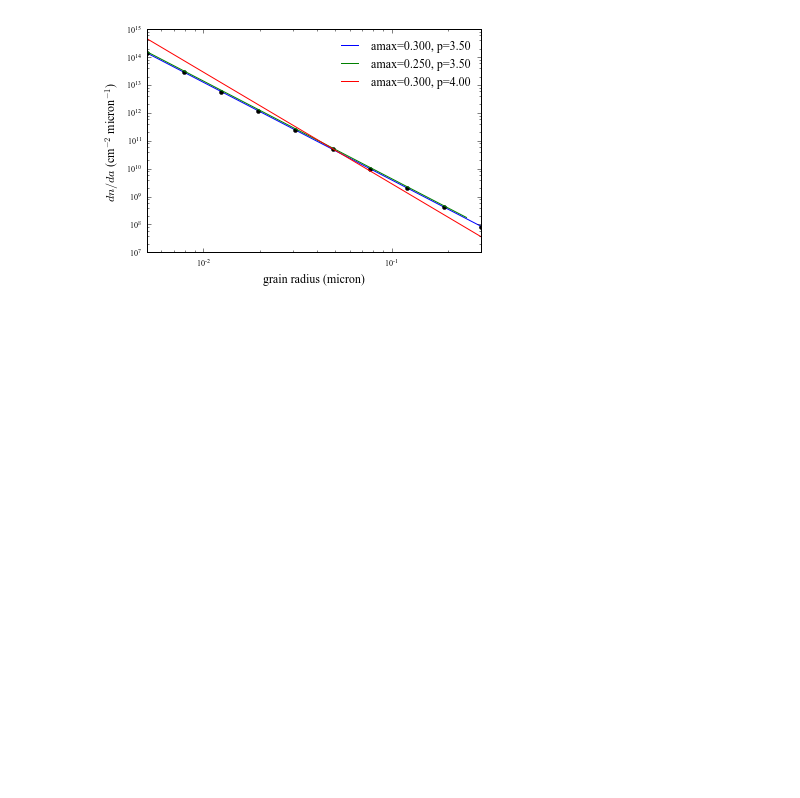
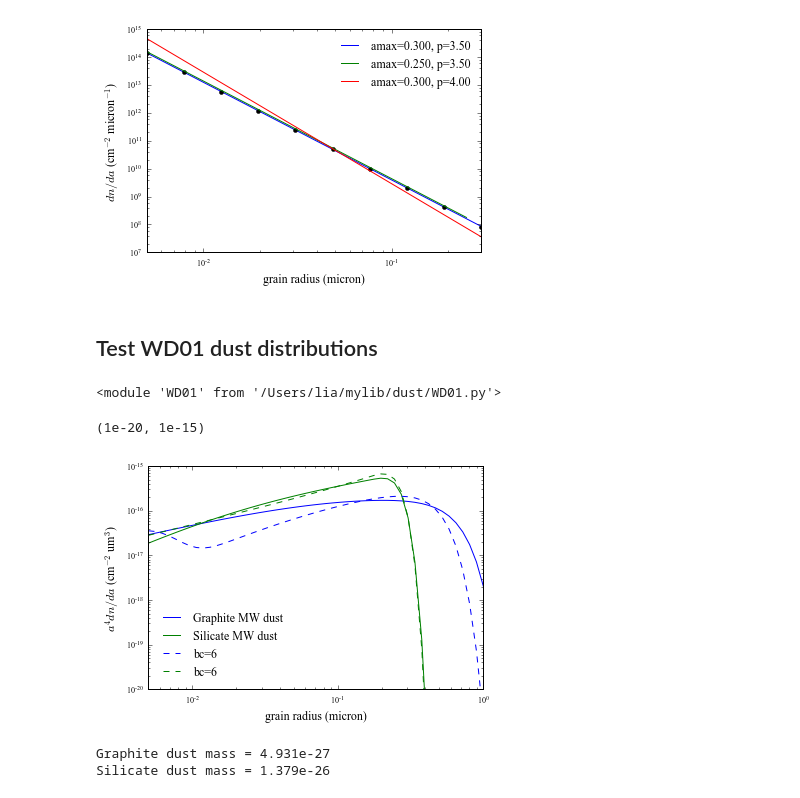
Before and after one commit to eblur/dust, a Jupyter notebook: examples/dust_example.ipynb, the cells around one changed output. Drawn from its saved outputs; the diff is of its cells as text; code cells hidden in the pictures; blank space fills up the shorter version.

```diff
--- a/examples/dust_example.ipynb
+++ b/examples/dust_example.ipynb
@@ -36,3 +25,5 @@ plt.xlim(0.005,0.3)
 # %% [output]
 (0.005, 0.3)
 [figure]
+# %% [markdown]
+## Test WD01 dust distributions
@@ -38,0 +32,27 @@ plt.xlim(0.005,0.3)
+# %%
+reload(WD)
+# %% [output]
+<module 'WD01' from '/Users/lia/mylib/dust/WD01.py'>
+# %%
+wd_MW_gra = WD.make_WD01_Dustspectrum(type='Graphite', verbose=False)
+wd_MW_sil = WD.make_WD01_Dustspectrum(type='Silicate', verbose=False)
+
+wd_MW_gra_bc6 = WD.make_WD01_Dustspectrum(type='Graphite', bc=6.0, verbose=False)
+wd_MW_sil_bc6 = WD.make_WD01_Dustspectrum(type='Silicate', bc=6.0, verbose=False)
+# %%
+plt.plot(wd_MW_gra.a, wd_MW_gra.nd*wd_MW_gra.a**4, label='Graphite MW dust')
+plt.plot(wd_MW_sil.a, wd_MW_sil.nd*wd_MW_sil.a**4, label='Silicate MW dust')
+
+plt.plot(wd_MW_gra_bc6.a, wd_MW_gra_bc6.nd*wd_MW_gra_bc6.a**4, 'b--', label='bc=6')
+plt.plot(wd_MW_sil_bc6.a, wd_MW_sil_bc6.nd*wd_MW_sil_bc6.a**4, 'g--', label='bc=6')
+
+plt.xlabel('grain radius (micron)')
+plt.ylabel(r'$a^4 dn/da$ (cm$^{-2}$ um$^{3}$)')
+
+plt.legend(loc='lower left', frameon=False)
+plt.loglog()
+plt.xlim(0.005, 1)
+plt.ylim(1.e-20,1.e-15)
+# %% [output]
+(1e-20, 1e-15)
+[figure, added]
@@ -38,0 +61,6 @@ plt.xlim(0.005,0.3)
+# %%
+print("Graphite dust mass = %.3e" %(_integrate_dust_mass(wd_MW_gra)))
+print("Silicate dust mass = %.3e" %(_integrate_dust_mass(wd_MW_sil)))
+# %% [output]
+Graphite dust mass = 4.931e-27
+Silicate dust mass = 1.379e-26
```
Also changed, not shown: parts of 3 cells of this notebook, 13 other files.
